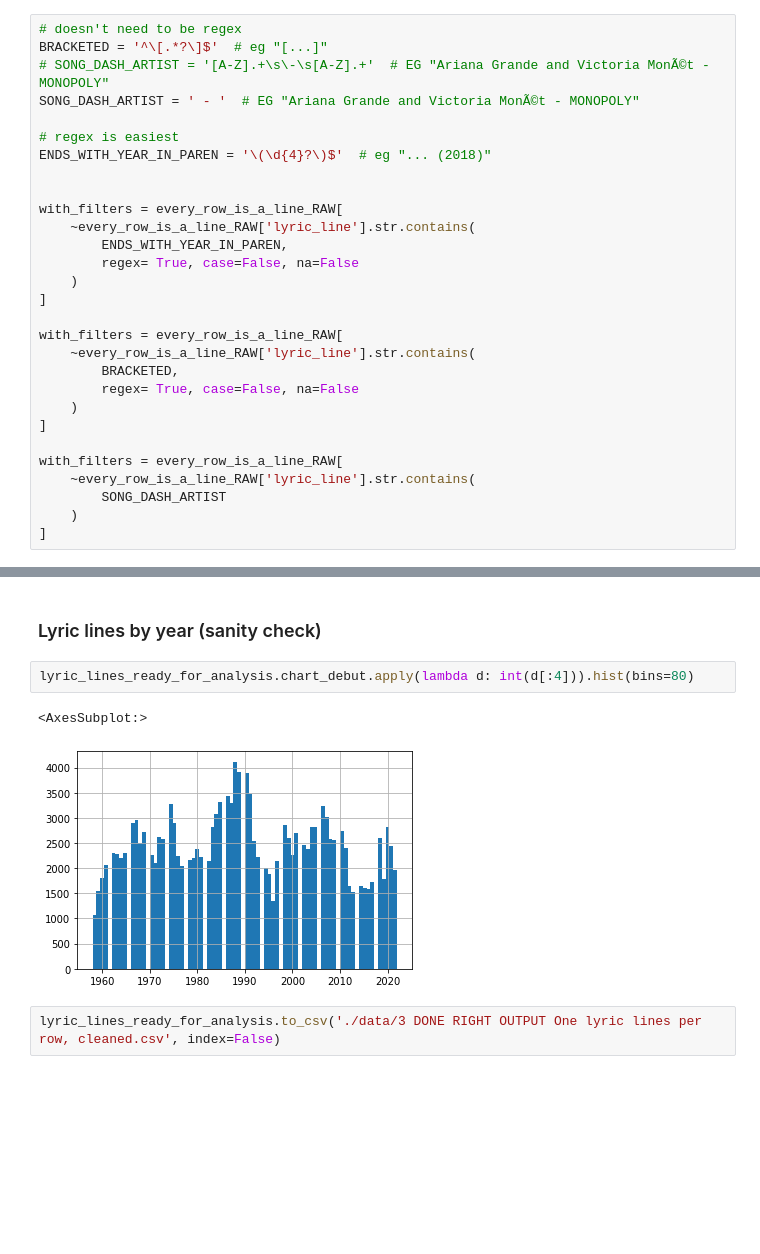
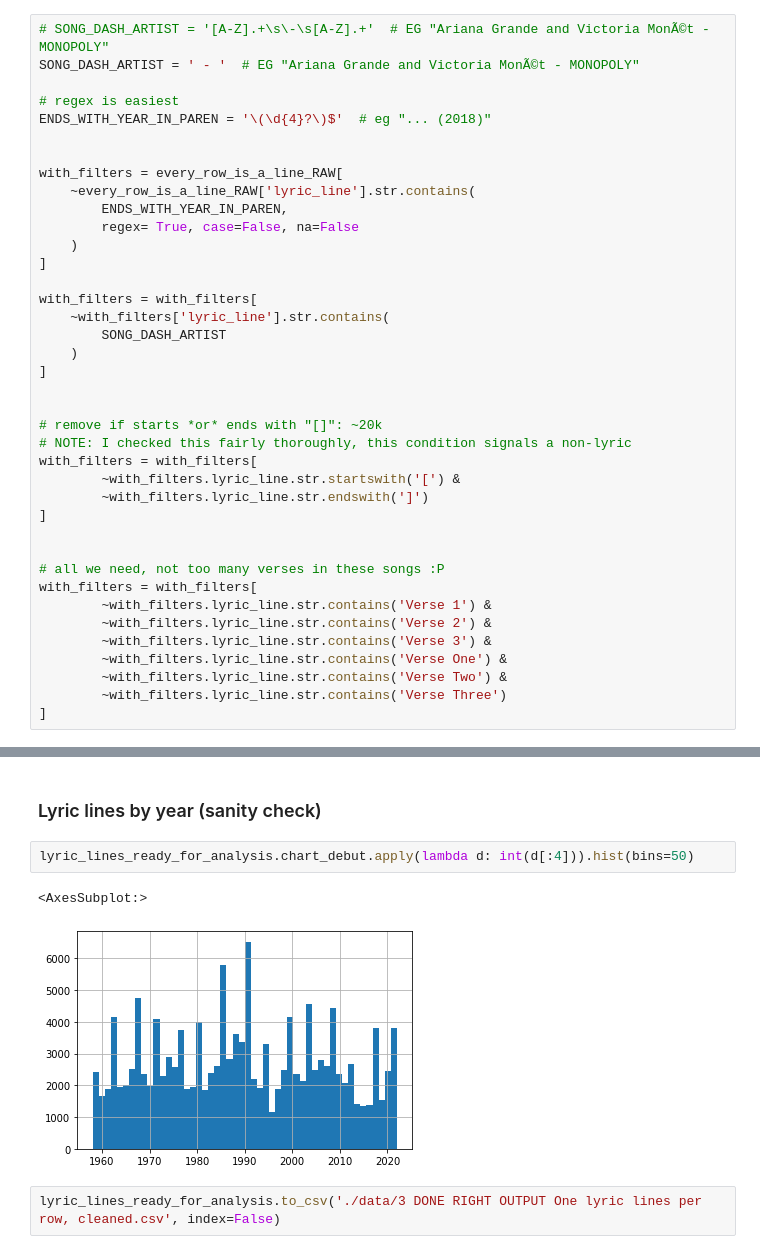
Before and after one commit to davidnmora/billboard-lyric-exploration, a Jupyter notebook: 3 DONE RIGHT Split lyrics by line then clean.ipynb, the cells around one changed output, grey strips where cells are left out. Drawn from its saved outputs; the diff is of its cells as text; blank space fills up the shorter version.

Commit message:
Improve filtering: remove stuff like "[Verse 1]" or "[..." or "...]", cut like ~30k+ rows

```diff
--- a/3 DONE RIGHT Split lyrics by line then clean.ipynb
+++ b/3 DONE RIGHT Split lyrics by line then clean.ipynb
@@ -59,8 +59,6 @@ every_row_is_a_line_RAW
 # %% [markdown]
 ### Filter & clean
 # %%
-# doesn't need to be regex
-BRACKETED = '^\[.*?\]$'  # eg "[...]"
 # SONG_DASH_ARTIST = '[A-Z].+\s\-\s[A-Z].+'  # EG "Ariana Grande and Victoria MonÃ©t - MONOPOLY"
 SONG_DASH_ARTIST = ' - '  # EG "Ariana Grande and Victoria MonÃ©t - MONOPOLY"
 
@@ -75,18 +73,30 @@ with_filters = every_row_is_a_line_RAW[
     )
 ]
 
-with_filters = every_row_is_a_line_RAW[
-    ~every_row_is_a_line_RAW['lyric_line'].str.contains(
-        BRACKETED,
-        regex= True, case=False, na=False
+with_filters = with_filters[
+    ~with_filters['lyric_line'].str.contains(
+        SONG_DASH_ARTIST
     )
 ]
 
-with_filters = every_row_is_a_line_RAW[
-    ~every_row_is_a_line_RAW['lyric_line'].str.contains(
-        SONG_DASH_ARTIST
-    )
+
+# remove if starts *or* ends with "[]": ~20k
+# NOTE: I checked this fairly thoroughly, this condition signals a non-lyric
+with_filters = with_filters[
+        ~with_filters.lyric_line.str.startswith('[') &
+        ~with_filters.lyric_line.str.endswith(']')
 ]
+
+
+# all we need, not too many verses in these songs :P
+with_filters = with_filters[
+        ~with_filters.lyric_line.str.contains('Verse 1') &
+        ~with_filters.lyric_line.str.contains('Verse 2') &
+        ~with_filters.lyric_line.str.contains('Verse 3') &
+        ~with_filters.lyric_line.str.contains('Verse One') &
+        ~with_filters.lyric_line.str.contains('Verse Two') &
+        ~with_filters.lyric_line.str.contains('Verse Three')
+]
 # %%
 with_more_filters = with_filters[
     ~with_filters.lyric_line.str.contains('" by ') &
@@ -284,9 +274,9 @@ lyric_lines_ready_for_analysis
 # %% [markdown]
 ### Lyric lines by year (sanity check)
 # %%
-lyric_lines_ready_for_analysis.chart_debut.apply(lambda d: int(d[:4])).hist(bins=80)
+lyric_lines_ready_for_analysis.chart_debut.apply(lambda d: int(d[:4])).hist(bins=50)
 # %% [output]
 <AxesSubplot:>
-[figure, old version]
+[figure, new version]
 # %%
 lyric_lines_ready_for_analysis.to_csv('./data/3 DONE RIGHT OUTPUT One lyric lines per row, cleaned.csv', index=False)
```
Also changed, not shown: parts of 11 cells of this notebook.
